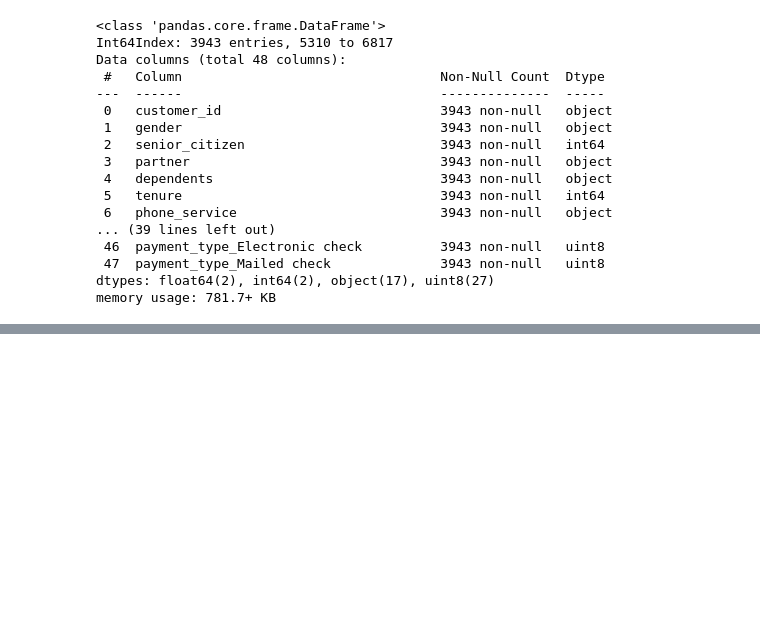
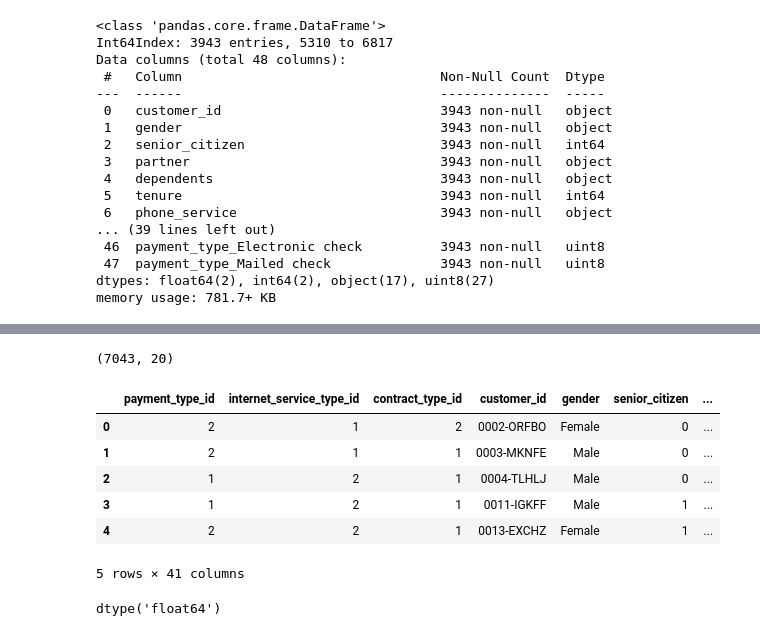
Before and after one commit to Saroj6632/classification-exercises, a Jupyter notebook: prepare.ipynb, the cells around one changed output, grey strips where cells are left out. Drawn from its saved outputs; the diff is of its cells as text; code cells hidden in the pictures; blank space fills up the shorter version.

```diff
--- a/prepare.ipynb
+++ b/prepare.ipynb
@@ -658,0 +683,3 @@ memory usage: 781.7+ KB
+# %%
+dummy_df= pd.get_dummies(df[['gender','partner','dependents','phone_service','multiple_lines','online_security','online_backup','device_protection','tech_support','streaming_tv','streaming_movies','paperless_billing','churn']],dummy_na=False, drop_first=[True * 13])
+dummy_df.head()
@@ -658,0 +693,20 @@ memory usage: 781.7+ KB
+# %%
+dummy_df.shape
+# %% [output]
+(7043, 20)
+# %%
+df= pd.concat([df, dummy_df],axis=1)
+df.head()
+# %% [output]
+|  | payment_type_id | internet_service_type_id | contract_type_id | customer_id | gender | senior_citizen | ... |
+| 0 | 2 | 1 | 2 | 0002-ORFBO | Female | 0 | ... |
+| 1 | 2 | 1 | 1 | 0003-MKNFE | Male | 0 | ... |
+| 2 | 1 | 2 | 1 | 0004-TLHLJ | Male | 0 | ... |
+| 3 | 1 | 2 | 1 | 0011-IGKFF | Male | 1 | ... |
+| 4 | 2 | 2 | 1 | 0013-EXCHZ | Female | 1 | ... |
+5 rows × 41 columns
+# %%
+df['total_charges']= df.total_charges.str.strip().replace('',0).astype(float)
+df['total_charges'].dtypes
+# %% [output]
+dtype('float64')
```
Also changed, not shown: parts of 14 cells of this notebook.
